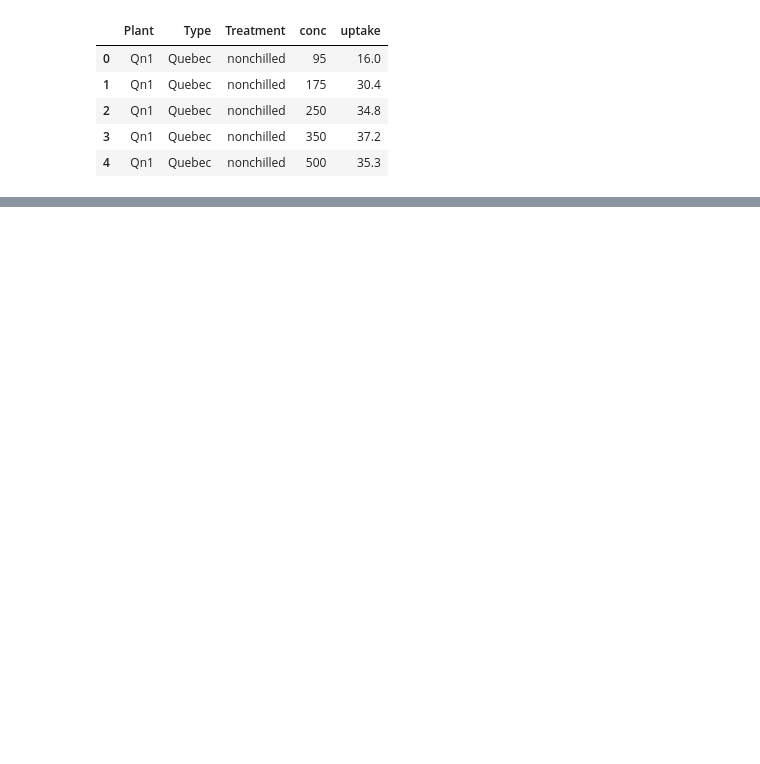
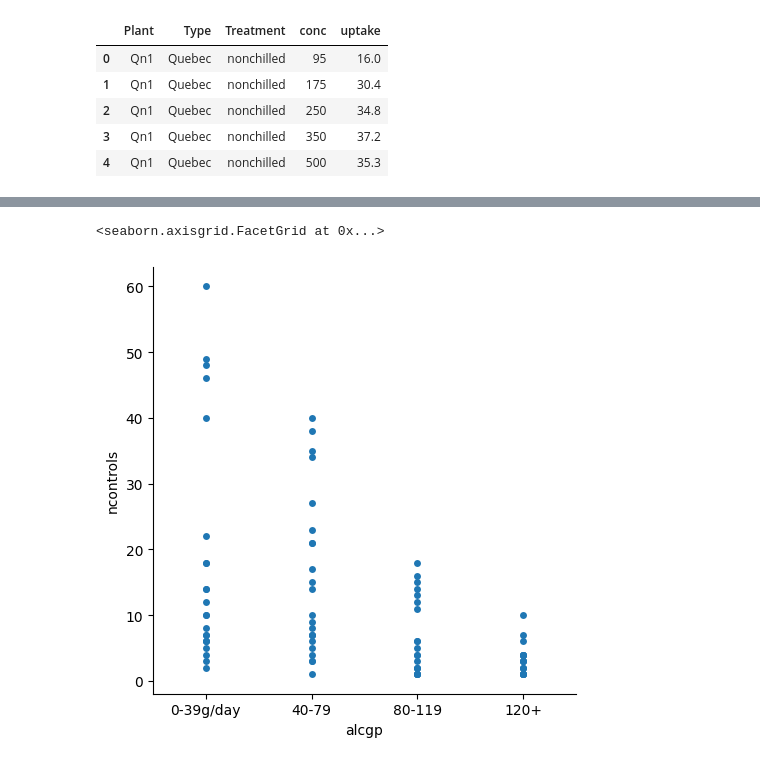
Before and after one commit to guipaleari/udemy_estudo_python, a Jupyter notebook: 03.Graficos/20.dispersão com seaborn.ipynb, the cells around one changed output, grey strips where cells are left out. Cells and saved outputs as stored; diff of their text form; code cells hidden in the pictures; blank space fills up the shorter version.

```diff
--- a/03.Graficos/20.dispersão com seaborn.ipynb
+++ b/03.Graficos/20.dispersão com seaborn.ipynb
@@ -18,0 +55,4 @@ TypeError: scatterplot() takes from 0 to 1 positional arguments but 2 positional
+# %%
+# Carregamento de outro arquivo, câncer de esôfago
+base2= pd.read_csv('esoph.csv')
+base2
@@ -18,0 +73,6 @@ TypeError: scatterplot() takes from 0 to 1 positional arguments but 2 positional
+# %%
+# Gráfico entre os atributos 'alcgp' e 'ncontrols'
+sns.catplot(x='alcgp', y='ncontrols', data=base2, jitter=False)
+# %% [output]
+<seaborn.axisgrid.FacetGrid at 0x...>
+[figure, added]
```
Also changed, not shown: parts of 7 cells of this notebook.
